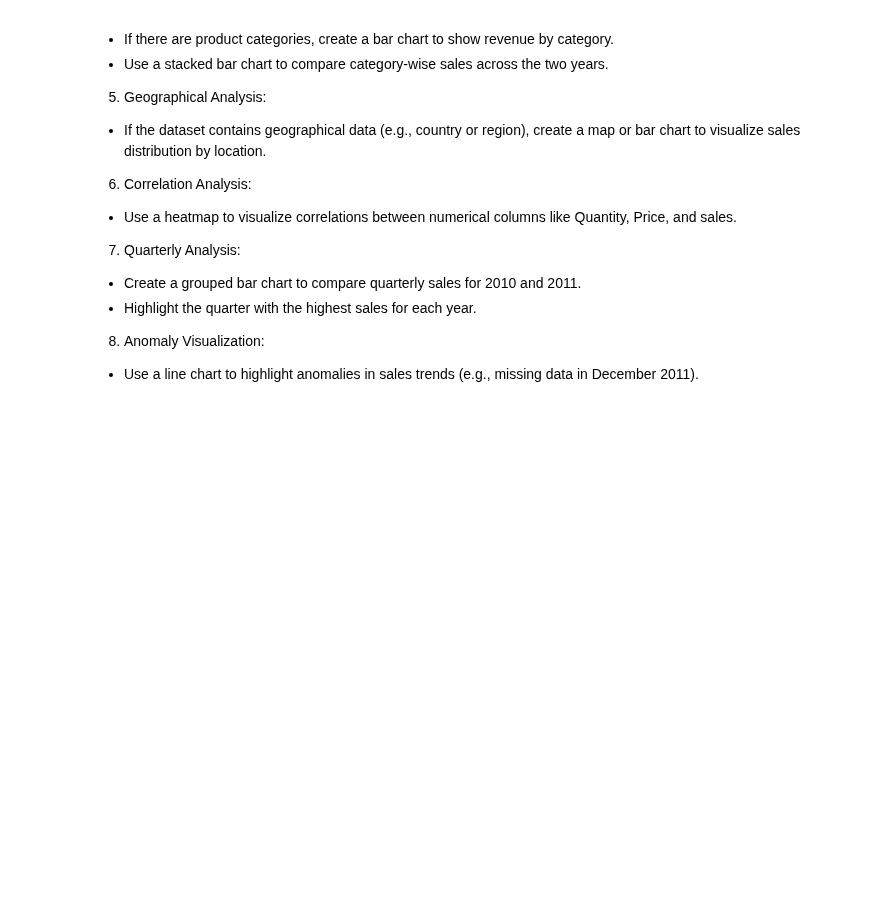
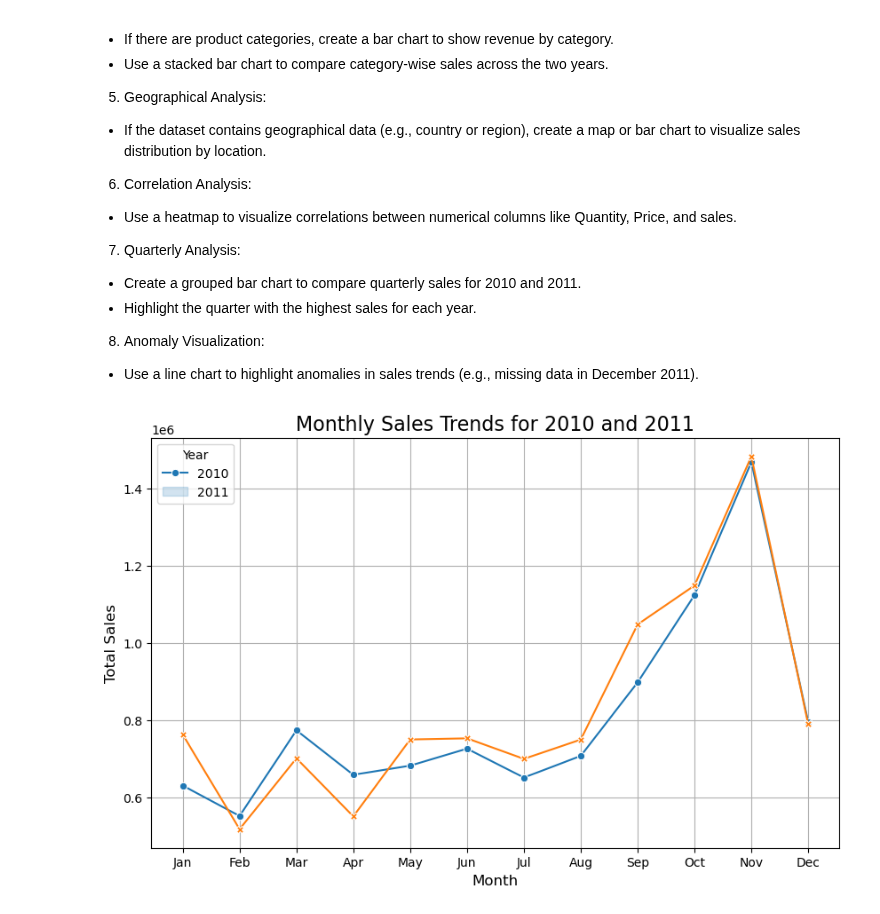
Before and after one commit to Prashant0594/python_data_projects, a Jupyter notebook: 3_online_retail_project/7_visualization_challenges.ipynb, the cells around one changed output. Cells and saved outputs as stored; diff of their text form; code cells hidden in the pictures; blank space fills up the shorter version.

```diff
--- a/3_online_retail_project/7_visualization_challenges.ipynb
+++ b/3_online_retail_project/7_visualization_challenges.ipynb
@@ -73,3 +73,22 @@ df.drop_duplicates(inplace=True)
 
 # Removing bad data with total price null and where prices can't be assigned
 df=df[df['TotalPrice']!=0]
+# %%
+# Grouping data by Year and Month to calculate monthly sales
+monthly_sales = df[df['Year'].isin([2010, 2011])].groupby(['Year', 'Month'])['TotalPrice'].sum().reset_index()
+
+# Pivoting the data for easier plotting
+monthly_sales_pivot = monthly_sales.pivot(index='Month', columns='Year', values='TotalPrice')
+
+# Plotting the overlayed line chart
+plt.figure(figsize=(10, 6))
+sns.lineplot(data=monthly_sales_pivot, markers=True, dashes=False)
+plt.title('Monthly Sales Trends for 2010 and 2011', fontsize=16)
+plt.xlabel('Month', fontsize=12)
+plt.ylabel('Total Sales', fontsize=12)
+plt.xticks(ticks=range(1, 13), labels=['Jan', 'Feb', 'Mar', 'Apr', 'May', 'Jun', 'Jul', 'Aug', 'Sep', 'Oct', 'Nov', 'Dec'])
+plt.legend(title='Year', labels=['2010', '2011'])
+plt.grid(True)
+plt.show()
+# %% [output]
+[figure, added]
```
Also changed, not shown: parts of 2 cells of this notebook.
